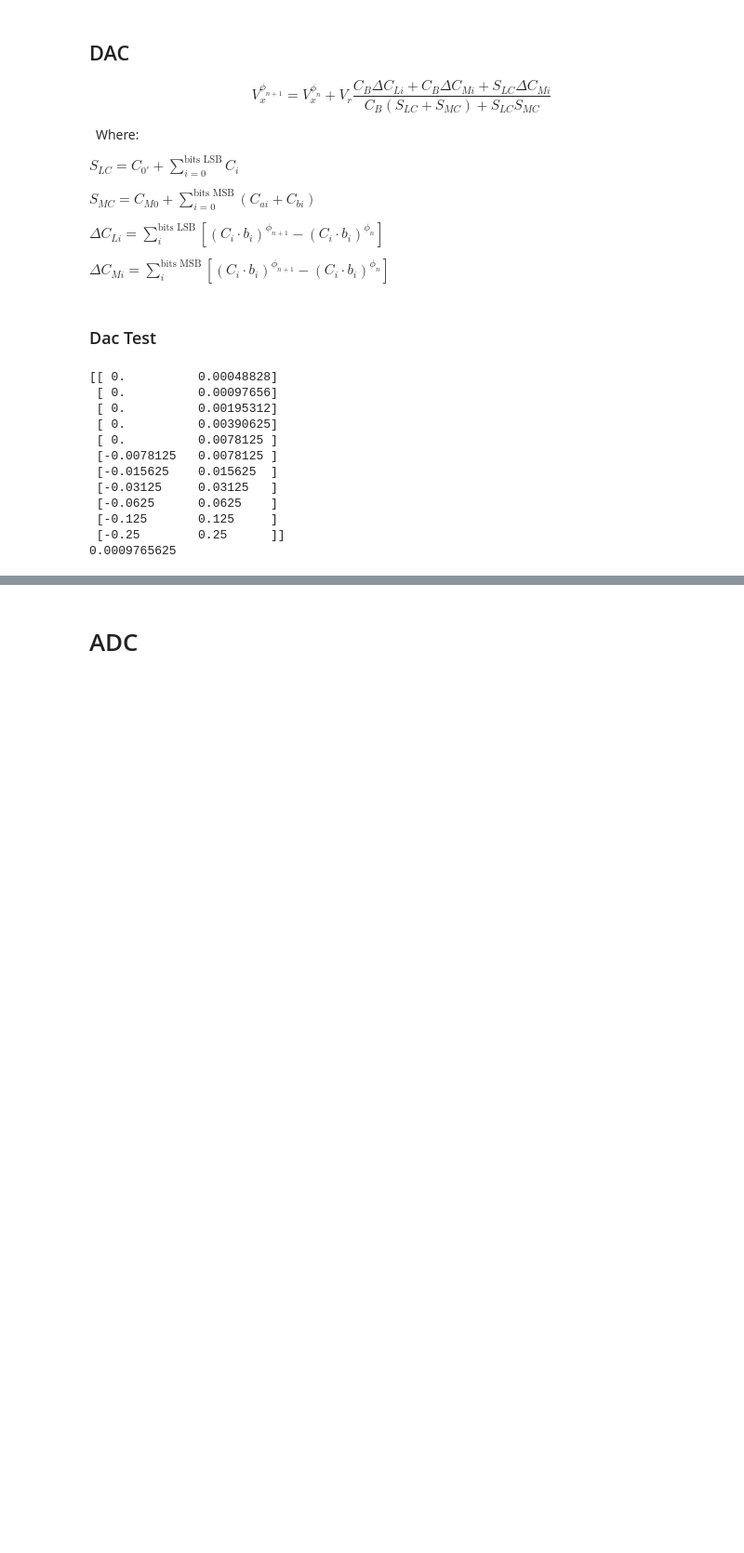
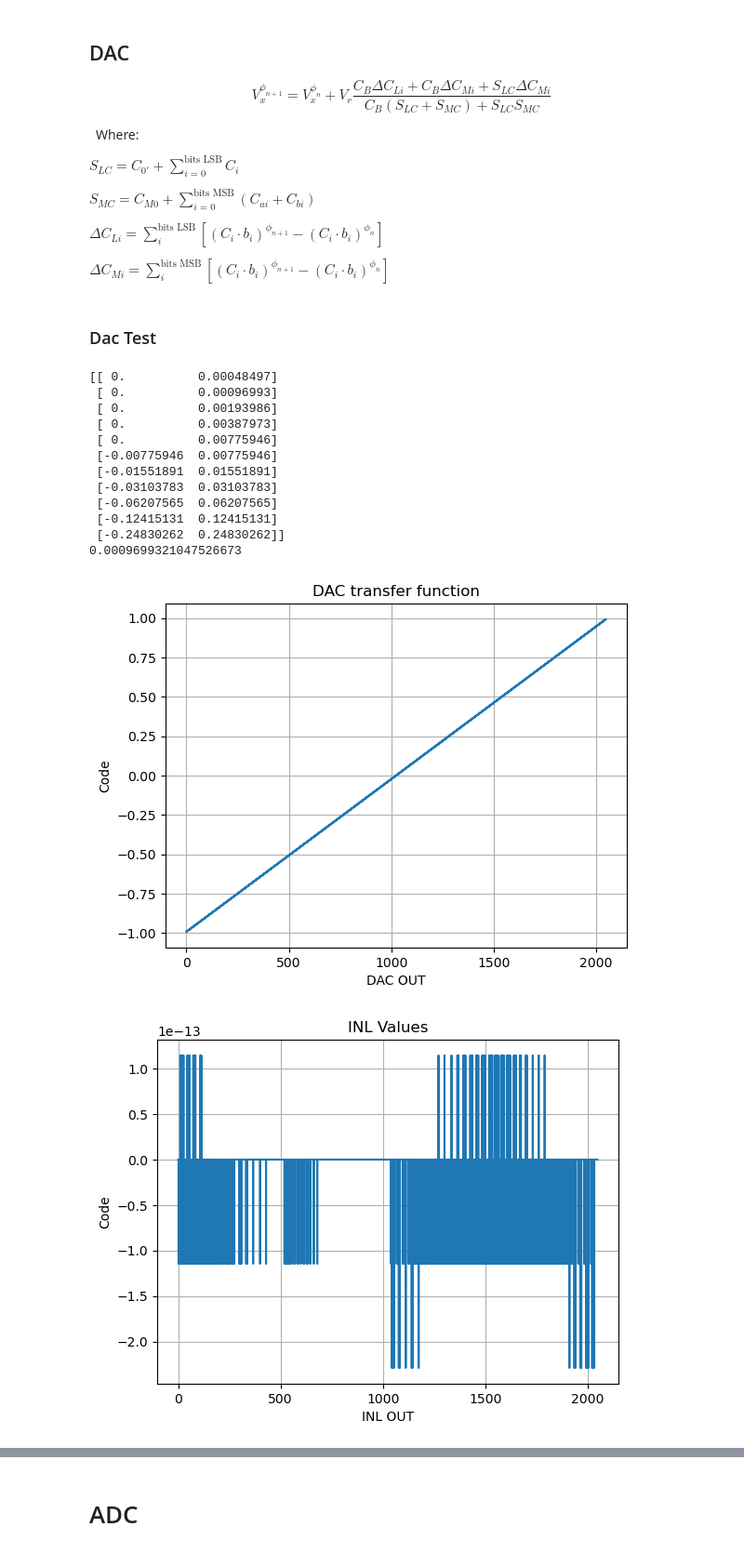
Before and after one commit to MartimAgostinho/CS-Lab1, a Jupyter notebook: PythonScripts/SAR_ADC.ipynb, the cells around one changed output, grey strips where cells are left out. Shown at 93% size. Cells and saved outputs as stored; diff of their text form; code cells hidden in the pictures; blank space fills up the shorter version.

```diff
--- a/PythonScripts/SAR_ADC.ipynb
+++ b/PythonScripts/SAR_ADC.ipynb
@@ -105,8 +105,8 @@ C_ai    = np.asarray([ 1, 2, 4, 8, 16,32])
 C_bi    = np.asarray([ 1, 2, 4, 8, 16,32])
 C_Li    = np.asarray([ 1, 2, 4, 8 ])
 C_M0    = 1
-C_B     = (2**(len(C_Li)))/( (2**(len(C_Li))) - 1 )#2
-C_B0l   = 1#( (2**(len(C_Li))) - 1 )
+C_B     = 2#(2**(len(C_Li)))/( (2**(len(C_Li))) - 1 )#2
+C_B0l   = ( (2**(len(C_Li))) - 1 )
 vr      = 1
 Voffset = 0
 
@@ -135,42 +135,48 @@ inl_res = get_INL(res_dac, Vlsb_real)
 
 dnl_res = get_DNL(res_dac, Vlsb_real)
 
 #Plots
 x = [ n for n in range(0,2**n_bits) ]
+
+plt.figure()
 plt.step(x, res_dac,where='mid')
 #plt.plot(x, res_dac, 'o', color='orange')
 plt.xlabel("DAC OUT")
 plt.ylabel("Code")
 plt.title("DAC transfer function")
 #  plt.legend()
 plt.grid(True)
 plt.show()
 
+plt.figure()
 plt.step(x, inl_res,where='mid')
 #plt.plot(x, res_dac, 'o', color='orange')
 plt.xlabel("INL OUT")
 plt.ylabel("Code")
 plt.title("INL Values")
 plt.grid(True)
 plt.show()
 
+plt.figure()
 plt.step(x[:-1], dnl_res,where='mid')
 #plt.plot(x, res_dac, 'o', color='orange')
 plt.xlabel("DNL OUT")
 plt.ylabel("Code")
 plt.title("DNL Values")
 plt.grid(True)
 plt.show()
 # %% [output]
-[[ 0.          0.00048828]
- [ 0.          0.00097656]
- [ 0.          0.00195312]
- [ 0.          0.00390625]
- [ 0.          0.0078125 ]
- [-0.0078125   0.0078125 ]
- [-0.015625    0.015625  ]
- [-0.03125     0.03125   ]
- [-0.0625      0.0625    ]
- [-0.125       0.125     ]
- [-0.25        0.25      ]]
-0.0009765625
+[[ 0.          0.00048497]
+ [ 0.          0.00096993]
+ [ 0.          0.00193986]
+ [ 0.          0.00387973]
+ [ 0.          0.00775946]
+ [-0.00775946  0.00775946]
+ [-0.01551891  0.01551891]
+ [-0.03103783  0.03103783]
+ [-0.06207565  0.06207565]
+ [-0.12415131  0.12415131]
+ [-0.24830262  0.24830262]]
+0.0009699321047526673
+[figure, added]
+[figure, added]
```
Also changed, not shown: parts of 8 cells of this notebook, 12 other files.
